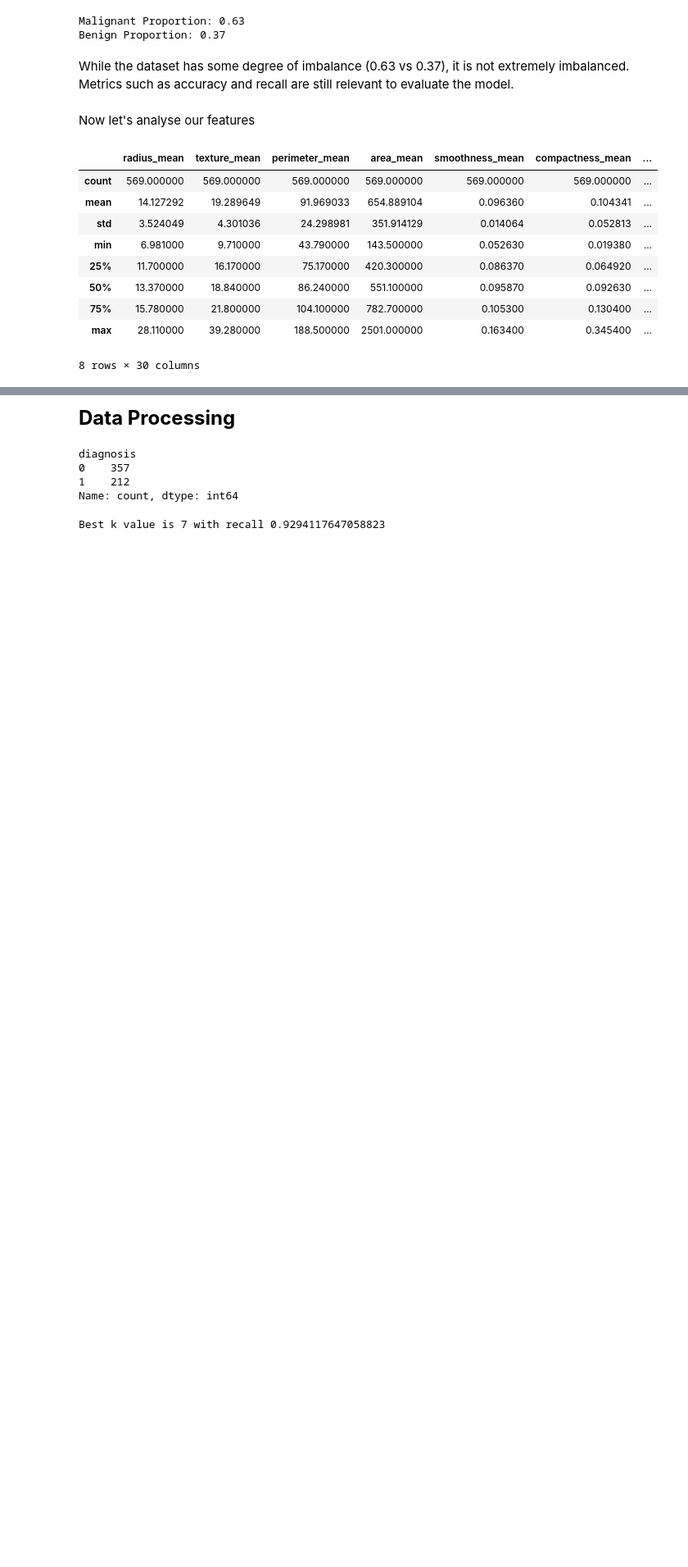
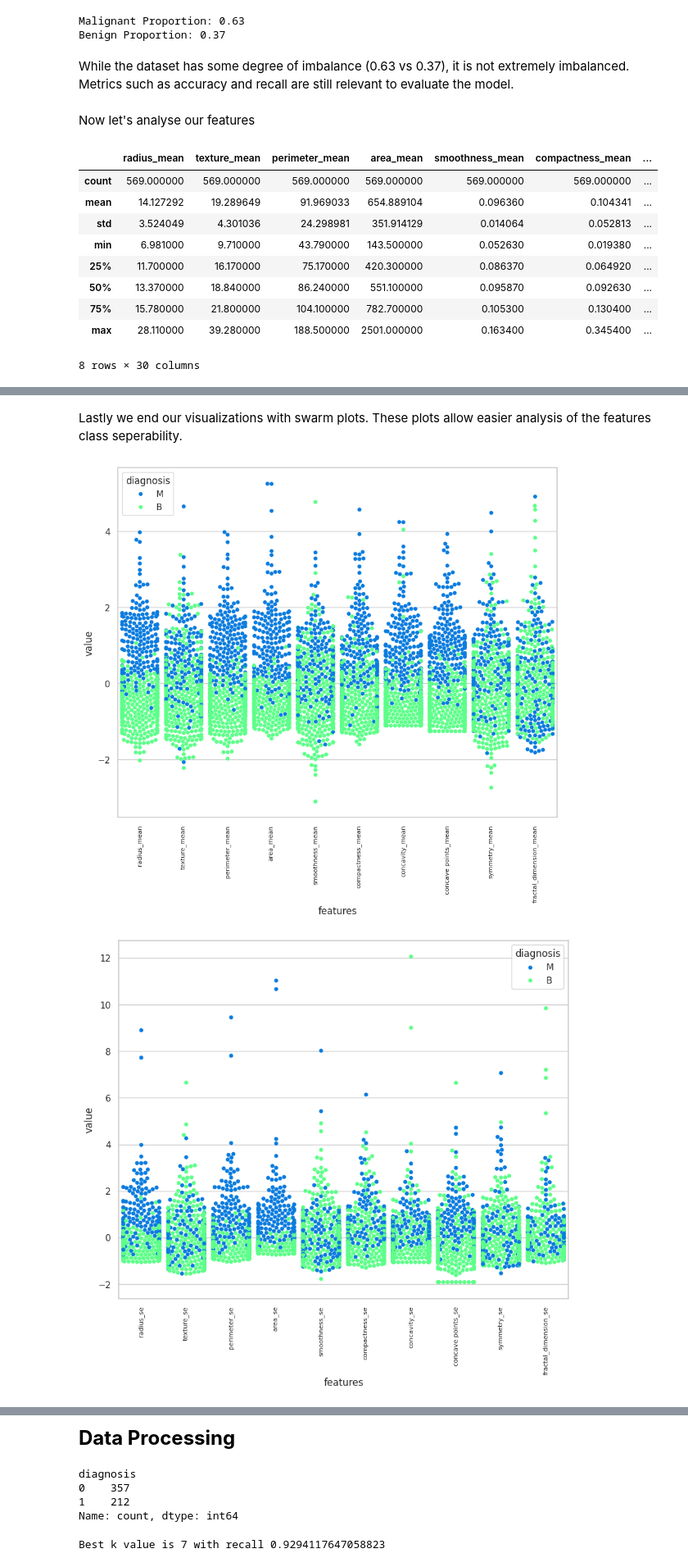
Before and after one commit to GonmasPT/Breast-Cancer-Wisconsin-Diagnosis, a Jupyter notebook: main.ipynb, the cells around one changed output, grey strips where cells are left out. Shown at 82% size. Drawn from its saved outputs; the diff is of its cells as text; code cells hidden in the pictures; blank space fills up the shorter version.

```diff
--- a/main.ipynb
+++ b/main.ipynb
@@ -105,0 +157,16 @@ To further inspect the data we can produce some box plot visualizations and gain
+# %% [markdown]
+Lastly we end our visualizations with swarm plots. These plots allow easier analysis of the features class seperability.
+# %%
+# Show 3 plots each containing 10 features
+sns.set(style="whitegrid", palette="muted")
+
+for i in range(0, 3):
+    df_stand = pd.concat([y, X_stand.iloc[:, i*10:i*10+10]],axis=1)
+    df_stand_melt = pd.melt(df_stand, id_vars="diagnosis", var_name="features", value_name='value')
+    plt.figure(figsize=(10, 8))
+    sns.swarmplot(x="features", y="value", hue="diagnosis", data=df_stand_melt, palette={"M": "#0b7cdf", "B": "#5dff89"})
+    plt.xticks(rotation=90, fontsize=8)
+    plt.show()
+# %% [output]
+[figure, added]
+[figure, added]
```
Also changed, not shown: parts of 12 cells of this notebook.
